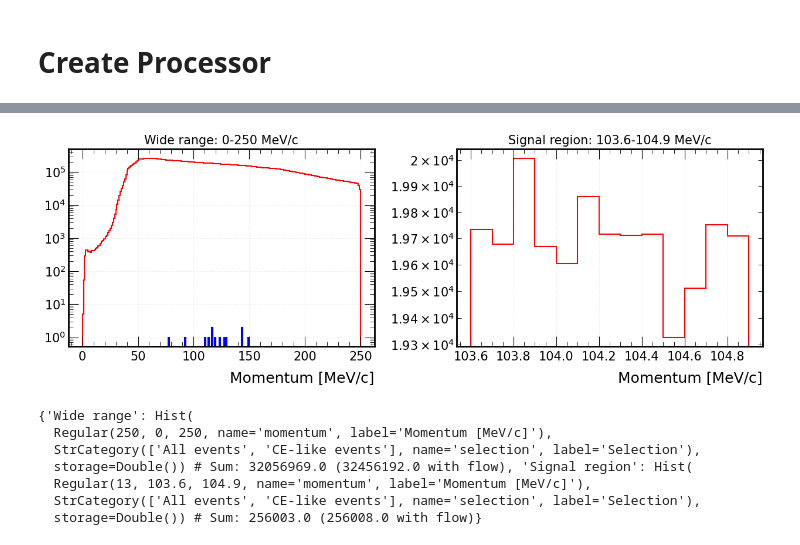
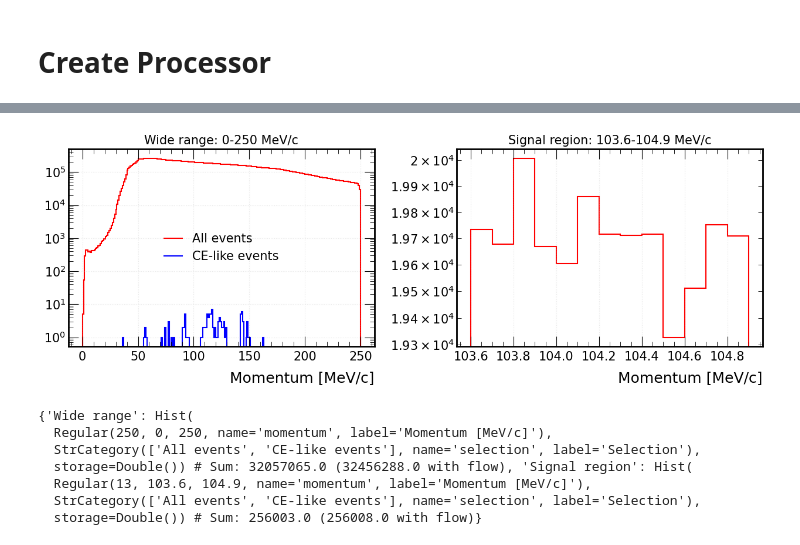
Before and after one commit to victordorojan/mu2e_cosmic_ana, a Jupyter notebook: ana/ana_2.ipynb, the cells around one changed output, grey strips where cells are left out. Saved outputs shown, nothing was run; the diff lists cells and outputs as text; code cells hidden in the pictures.

```diff
--- a/ana/ana_2.ipynb
+++ b/ana/ana_2.ipynb
@@ -52,6 +53,7 @@ class CosmicProcessor(Skeleton):
         # Now override parameters from the Skeleton with the ones we need
         # Data selection configuration
         self.defname = "nts.mu2e.CosmicCRYSignalAllOffSpillTriggered-LH.MDC2020as_best_v1_3_v06_03_00.root"
+        # self.file_list_path = "/exp/mu2e/data/users/sgrant/mu2e_cosmic_ana/nts.mu2e.CosmicCRYSignalAllOffSpillTriggered-LH.MDC2020as_best_v1_3_v06_03_00.0_24.txt"
         # self.file_list_path = "/exp/mu2e/data/users/sgrant/mu2e_cosmic_ana/nts.mu2e.CosmicCRYSignalAllOffSpillTriggered-LH.MDC2020as_best_v1_3_v06_03_00.0_99.txt"
         # self.file_list_path = "/exp/mu2e/data/users/sgrant/mu2e_cosmic_ana/nts.mu2e.CosmicCRYSignalAllOffSpillTriggered-LH.MDC2020as_best_v1_3_v06_03_00.0.txt"
 
@@ -79,10 +81,11 @@ class CosmicProcessor(Skeleton):
                 "trkmcsim"
             ]
         }
-        self.use_remote = True # Use remote file via mdh
-        self.location = "disk" # File location
-        self.max_workers = 150 # Limit the number of worker threads
-        self.verbosity = 1     # Set verbosity
+        self.use_remote = True    # Use remote file via mdh
+        self.location = "disk"    # File location
+        self.max_workers = 30     # Limit the number of workers
+        self.verbosity = 1        # Set verbosity
+        self.use_processes = True # Use processes rather than threads
 
         # Now add your own analysis-specific parameters
 
@@ -123,11 +126,15 @@ class CosmicProcessor(Skeleton):
             # Extract the data
             this_data = this_processor.process_data(
                 file_name = file_name,
-                branches = self.branches
+                branches = self.branches,
+
             )
 
             # ---- Analysis ----
             results = self.analyse.execute(this_data, file_name)
+
+            # Clean up
+            gc.collect()
 
             return results
 
@@ -249,32 +316,33 @@ def combine_histograms(results):
     return combined_hists
 
 # Usage example:
 combined_histograms = combine_histograms(results)
 
 # Now you can plot them
 plt.style.use("/home/sgrant/pyutils-dev/EventNtuple/utils/pyutils/mu2e.mplstyle")
 fig, axes = plt.subplots(1, 2, figsize=(6.4*2, 4.8))
 
 # Plot wide range in first subplot
 if 'Wide range' in combined_histograms:
     h_wide = combined_histograms['Wide range']
     h_wide.plot1d(overlay='selection', ax=axes[0])
     axes[0].set_title("Wide range: 0-250 MeV/c")
     axes[0].set_yscale('log')
     axes[0].grid(True, alpha=0.3)
+    axes[0].legend(frameon=False)
 
 # Plot signal region in second subplot
 if 'Signal region' in combined_histograms:
     h_signal = combined_histograms['Signal region']
     h_signal.plot1d(overlay='selection', ax=axes[1])
     axes[1].set_title("Signal region: 103.6-104.9 MeV/c")
     axes[1].set_yscale('log')
     axes[1].grid(True, alpha=0.3)
     axes[1].set_ylabel("")  # Remove duplicate y-label
 
 plt.tight_layout()
 plt.savefig("../img/h1_ana_2_mom.png", dpi=300)
 plt.show()
 # %% [output]
-[figure, old version]
+[figure, new version]
 # %%
@@ -285,7 +353,7 @@ print(combined_histograms)
 {'Wide range': Hist(
   Regular(250, 0, 250, name='momentum', label='Momentum [MeV/c]'),
   StrCategory(['All events', 'CE-like events'], name='selection', label='Selection'),
-  storage=Double()) # Sum: 32056969.0 (32456192.0 with flow), 'Signal region': Hist(
+  storage=Double()) # Sum: 32057065.0 (32456288.0 with flow), 'Signal region': Hist(
   Regular(13, 103.6, 104.9, name='momentum', label='Momentum [MeV/c]'),
   StrCategory(['All events', 'CE-like events'], name='selection', label='Selection'),
   storage=Double()) # Sum: 256003.0 (256008.0 with flow)}
```
Also changed, not shown: parts of 5 cells of this notebook, 2 other files.
